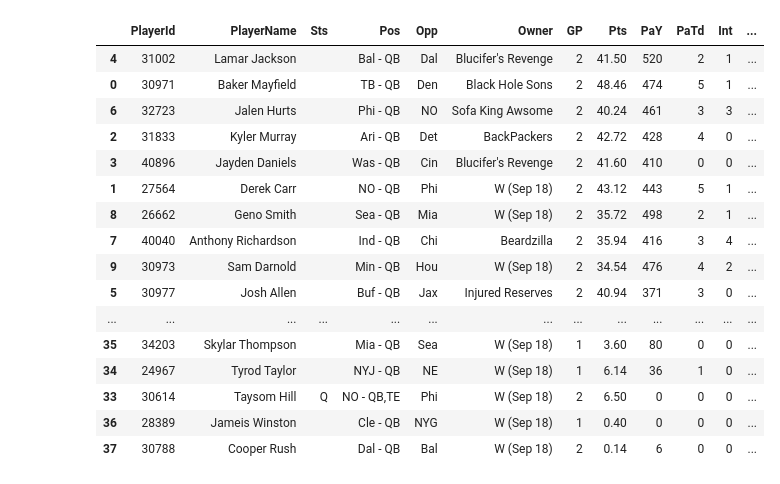
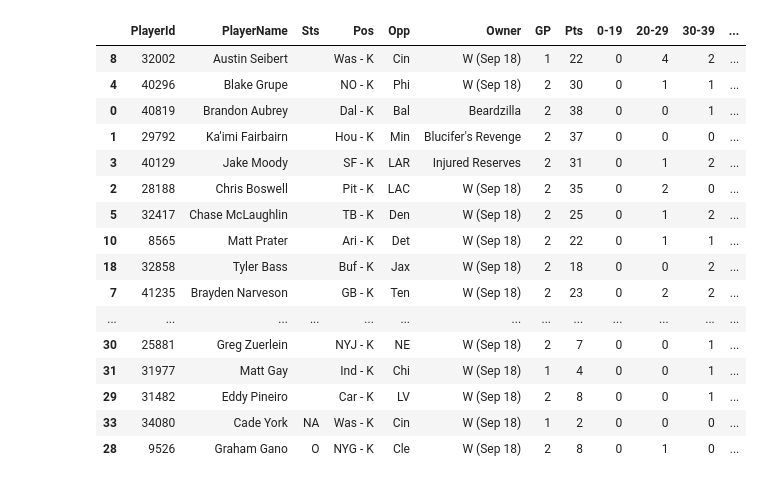
Before and after one commit to mattaschmann/ffanalyze, a Jupyter notebook: notebooks/ffstats.ipynb, the cells around one changed output. Drawn from its saved outputs; the diff is of its cells as text; code cells hidden in the pictures.

```diff
--- a/notebooks/ffstats.ipynb
+++ b/notebooks/ffstats.ipynb
@@ -1,28 +1,32 @@
 # %%
 import sys
 import pandas as pd
 
 sys.path.append('../src/')
 
 from ffanalyze.pos_player_stats import sheet, style_sheet, Position
+pos = Position.K
+pos_sheet = sheet(pos).sort_values(by='Zval', ascending=False)
+style_sheet(pos_sheet, pos)
 
-qb_sheet = sheet(Position.QB).sort_values(by='Zval', ascending=False)
-style_sheet(qb_sheet, Position.QB)
+# from ffanalyze import k_stats
+# k_sheet = k_stats.sheet().sort_values(by='ExPt', ascending=False)
+# k_sheet
 # %% [output]
-|  | PlayerId | PlayerName | Sts | Pos | Opp | Owner | GP | Pts | PaY | PaTd | Int | ... |
-| 4 | 31002 | Lamar Jackson |  | Bal - QB | Dal | Blucifer's Revenge | 2 | 41.50 | 520 | 2 | 1 | ... |
-| 0 | 30971 | Baker Mayfield |  | TB - QB | Den | Black Hole Sons | 2 | 48.46 | 474 | 5 | 1 | ... |
-| 6 | 32723 | Jalen Hurts |  | Phi - QB | NO | Sofa King Awsome | 2 | 40.24 | 461 | 3 | 3 | ... |
-| 2 | 31833 | Kyler Murray |  | Ari - QB | Det | BackPackers | 2 | 42.72 | 428 | 4 | 0 | ... |
-| 3 | 40896 | Jayden Daniels |  | Was - QB | Cin | Blucifer's Revenge | 2 | 41.60 | 410 | 0 | 0 | ... |
-| 1 | 27564 | Derek Carr |  | NO - QB | Phi | W (Sep 18) | 2 | 43.12 | 443 | 5 | 1 | ... |
-| 8 | 26662 | Geno Smith |  | Sea - QB | Mia | W (Sep 18) | 2 | 35.72 | 498 | 2 | 1 | ... |
-| 7 | 40040 | Anthony Richardson |  | Ind - QB | Chi | Beardzilla | 2 | 35.94 | 416 | 3 | 4 | ... |
-| 9 | 30973 | Sam Darnold |  | Min - QB | Hou | W (Sep 18) | 2 | 34.54 | 476 | 4 | 2 | ... |
-| 5 | 30977 | Josh Allen |  | Buf - QB | Jax | Injured Reserves | 2 | 40.94 | 371 | 3 | 0 | ... |
+|  | PlayerId | PlayerName | Sts | Pos | Opp | Owner | GP | Pts | 0-19 | 20-29 | 30-39 | ... |
+| 8 | 32002 | Austin Seibert |  | Was - K | Cin | W (Sep 18) | 1 | 22 | 0 | 4 | 2 | ... |
+| 4 | 40296 | Blake Grupe |  | NO - K | Phi | W (Sep 18) | 2 | 30 | 0 | 1 | 1 | ... |
+| 0 | 40819 | Brandon Aubrey |  | Dal - K | Bal | Beardzilla | 2 | 38 | 0 | 0 | 1 | ... |
+| 1 | 29792 | Ka'imi Fairbairn |  | Hou - K | Min | Blucifer's Revenge | 2 | 37 | 0 | 0 | 0 | ... |
+| 3 | 40129 | Jake Moody |  | SF - K | LAR | Injured Reserves | 2 | 31 | 0 | 1 | 2 | ... |
+| 2 | 28188 | Chris Boswell |  | Pit - K | LAC | W (Sep 18) | 2 | 35 | 0 | 2 | 0 | ... |
+| 5 | 32417 | Chase McLaughlin |  | TB - K | Den | W (Sep 18) | 2 | 25 | 0 | 1 | 2 | ... |
+| 10 | 8565 | Matt Prater |  | Ari - K | Det | W (Sep 18) | 2 | 22 | 0 | 1 | 1 | ... |
+| 18 | 32858 | Tyler Bass |  | Buf - K | Jax | W (Sep 18) | 2 | 18 | 0 | 0 | 2 | ... |
+| 7 | 41235 | Brayden Narveson |  | GB - K | Ten | W (Sep 18) | 2 | 23 | 0 | 2 | 2 | ... |
 | ... | ... | ... | ... | ... | ... | ... | ... | ... | ... | ... | ... | ... |
-| 35 | 34203 | Skylar Thompson |  | Mia - QB | Sea | W (Sep 18) | 1 | 3.60 | 80 | 0 | 0 | ... |
-| 34 | 24967 | Tyrod Taylor |  | NYJ - QB | NE | W (Sep 18) | 1 | 6.14 | 36 | 1 | 0 | ... |
-| 33 | 30614 | Taysom Hill | Q | NO - QB,TE | Phi | W (Sep 18) | 2 | 6.50 | 0 | 0 | 0 | ... |
-| 36 | 28389 | Jameis Winston |  | Cle - QB | NYG | W (Sep 18) | 1 | 0.40 | 0 | 0 | 0 | ... |
-| 37 | 30788 | Cooper Rush |  | Dal - QB | Bal | W (Sep 18) | 2 | 0.14 | 6 | 0 | 0 | ... |
+| 30 | 25881 | Greg Zuerlein |  | NYJ - K | NE | W (Sep 18) | 2 | 7 | 0 | 0 | 1 | ... |
+| 31 | 31977 | Matt Gay |  | Ind - K | Chi | W (Sep 18) | 1 | 4 | 0 | 0 | 1 | ... |
+| 29 | 31482 | Eddy Pineiro |  | Car - K | LV | W (Sep 18) | 2 | 8 | 0 | 0 | 1 | ... |
+| 33 | 34080 | Cade York | NA | Was - K | Cin | W (Sep 18) | 1 | 2 | 0 | 0 | 0 | ... |
+| 28 | 9526 | Graham Gano | O | NYG - K | Cle | W (Sep 18) | 2 | 8 | 0 | 1 | 0 | ... |
```
Also changed, not shown: parts of 3 cells of this notebook, 3 other files.
